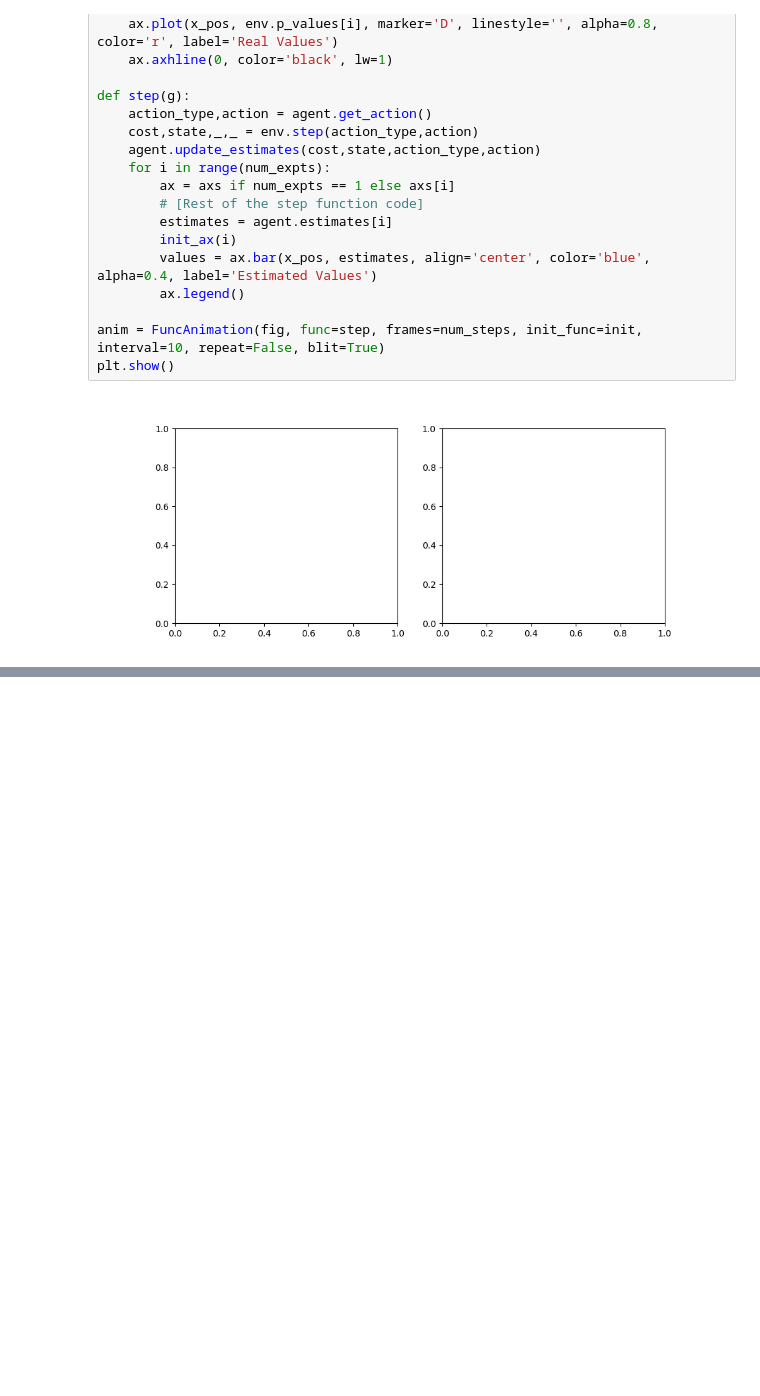
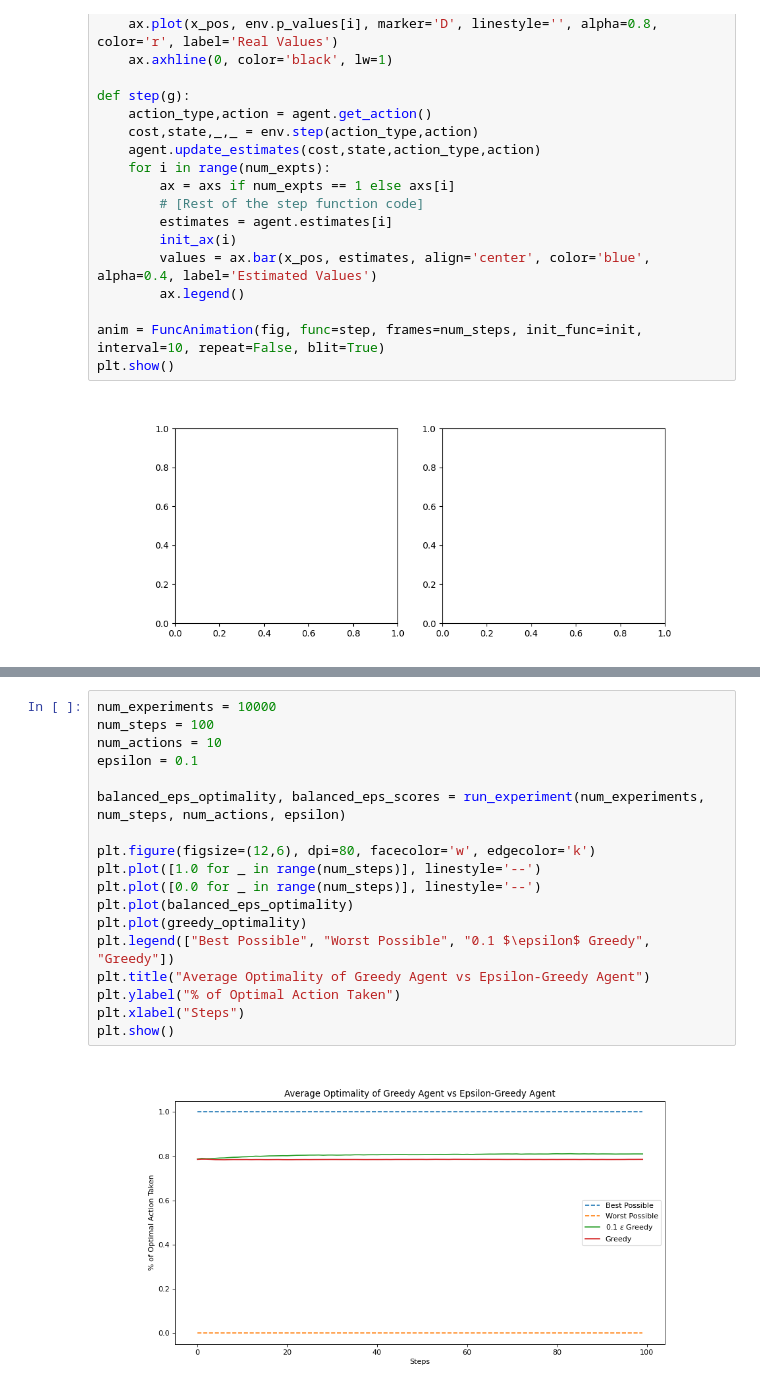
Before and after one commit to Archit997/Multi-armed-Bandits-in-Wireless, a Jupyter notebook: wireless-bandits.ipynb, the cells around one changed output, grey strips where cells are left out. Saved outputs shown, nothing was run; the diff lists cells and outputs as text; blank space fills up the shorter version.

```diff
--- a/wireless-bandits.ipynb
+++ b/wireless-bandits.ipynb
@@ -285,0 +383,20 @@ plt.show()
+# %%
+num_experiments = 10000
+num_steps = 100
+num_actions = 10
+epsilon = 0.1
+
+balanced_eps_optimality, balanced_eps_scores = run_experiment(num_experiments, num_steps, num_actions, epsilon)
+
+plt.figure(figsize=(12,6), dpi=80, facecolor='w', edgecolor='k')
+plt.plot([1.0 for _ in range(num_steps)], linestyle='--')
+plt.plot([0.0 for _ in range(num_steps)], linestyle='--')
+plt.plot(balanced_eps_optimality)
+plt.plot(greedy_optimality)
+plt.legend(["Best Possible", "Worst Possible", "0.1 $\epsilon$ Greedy", "Greedy"])
+plt.title("Average Optimality of Greedy Agent vs Epsilon-Greedy Agent")
+plt.ylabel("% of Optimal Action Taken")
+plt.xlabel("Steps")
+plt.show()
+# %% [output]
+[figure, added]
```
Also changed, not shown: parts of 9 cells of this notebook.
